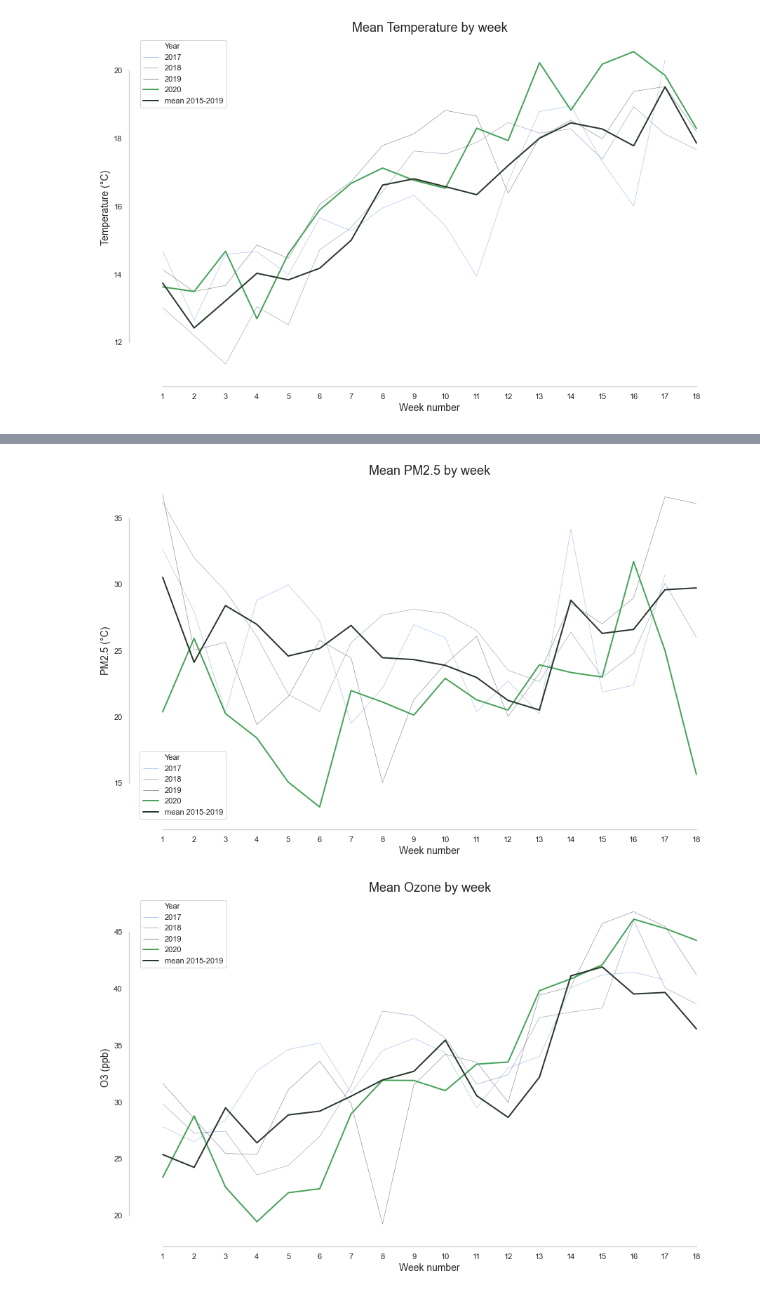
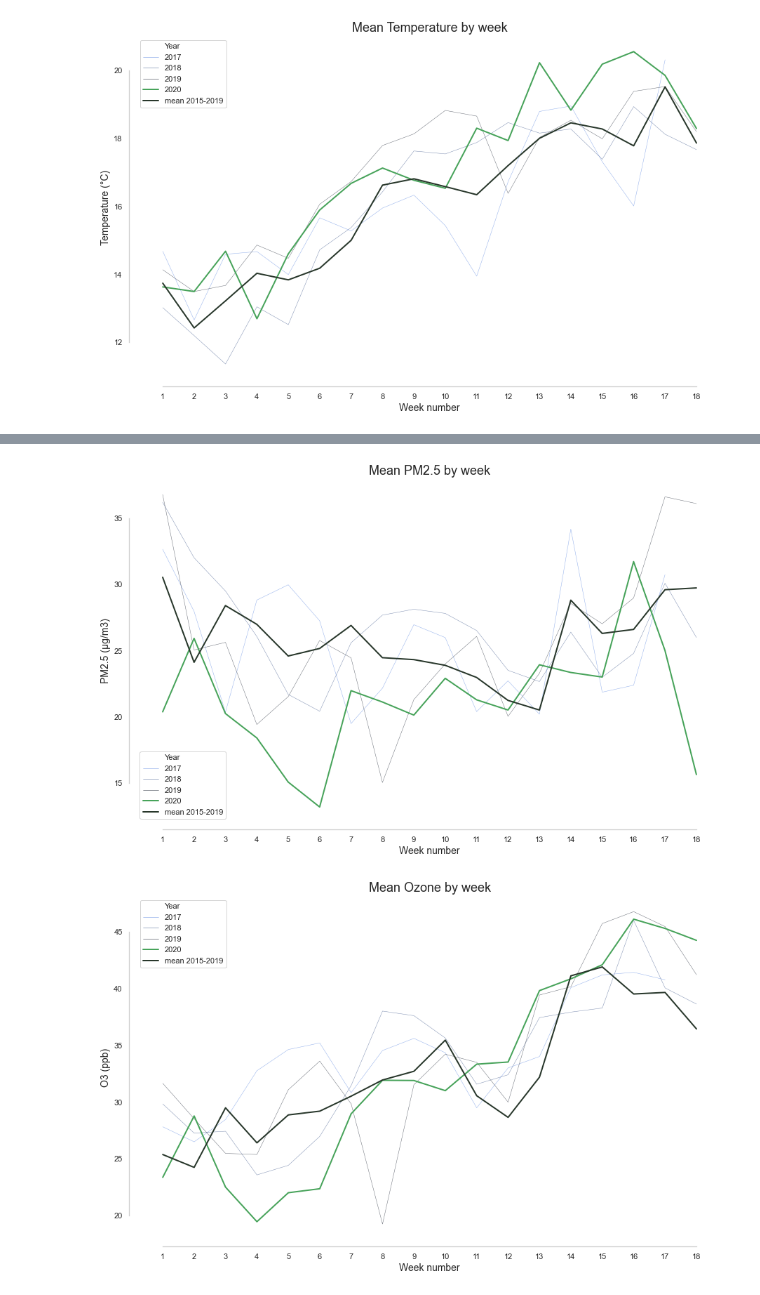
Before and after one commit to DanielBustillos/pollution_COVID_CDMX, a Jupyter notebook: plot pollution.ipynb, the cells around one changed output, grey strips where cells are left out. Drawn from its saved outputs; the diff is of its cells as text; code cells hidden in the pictures.

```diff
--- a/plot pollution.ipynb
+++ b/plot pollution.ipynb
@@ -223,7 +223,7 @@ plot(contaminante='PM10', df=df_pm10, title='PM10', ylabel='PM10 (°C)')
 # %%
-plot(contaminante='PM2.5', df=df_pm25, title='PM2.5', ylabel='PM2.5 (°C)')
+plot(contaminante='PM2.5', df=df_pm25, title='PM2.5', ylabel='PM2.5 (µg/m3)')
 # %% [output]
-[figure, old version]
+[figure, new version]
 # %%
 plot(contaminante='O3', df=df_O3, title='Ozone', ylabel='O3 (ppb)')
 # %% [output]
```
Also changed, not shown: parts of 2 cells of this notebook.
